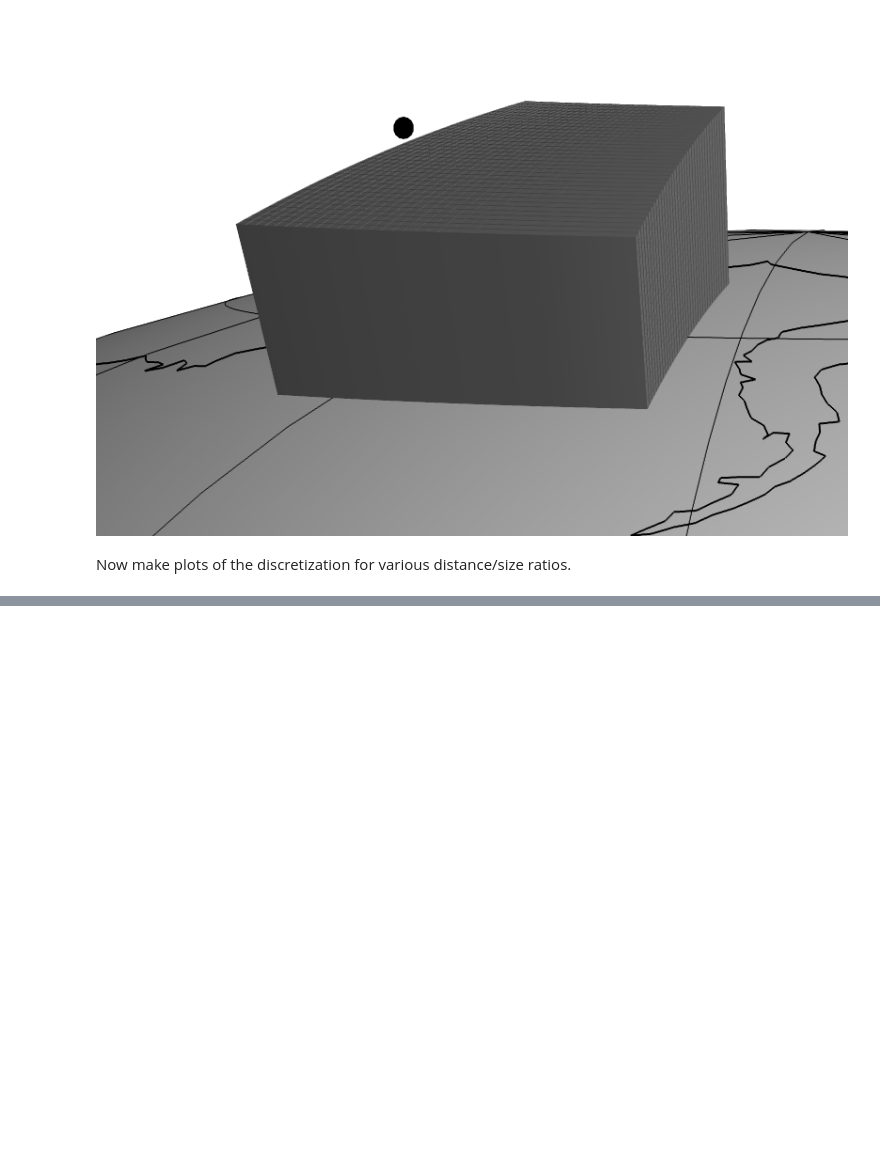
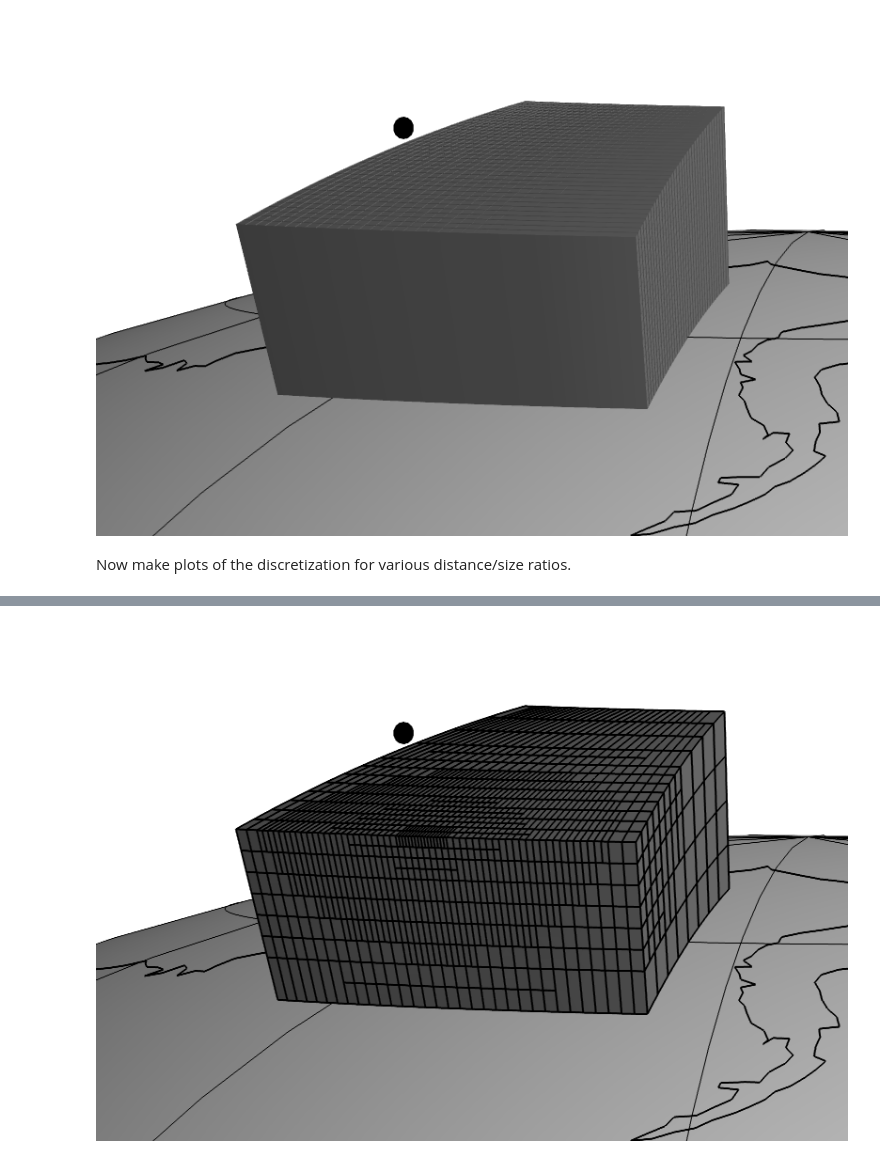
Before and after one commit to pinga-lab/paper-tesseroids, a Jupyter notebook: notebooks/methods_figures.ipynb, the cells around one changed output, grey strips where cells are left out. Saved outputs shown, nothing was run; the diff lists cells and outputs as text; code cells hidden in the pictures; blank space fills up the shorter version.

Commit message:
Updated split fig to split in each dimension

```diff
--- a/notebooks/methods_figures.ipynb
+++ b/notebooks/methods_figures.ipynb
@@ -112,0 +115,4 @@ Image(filename='../figs/tesseroid-split-ratio2.png')
+# %%
+Image(filename='../figs/tesseroid-split-ratio6.png')
+# %% [output]
+[figure, added]
```
Also changed, not shown: parts of 8 cells of this notebook, 8 other files.
